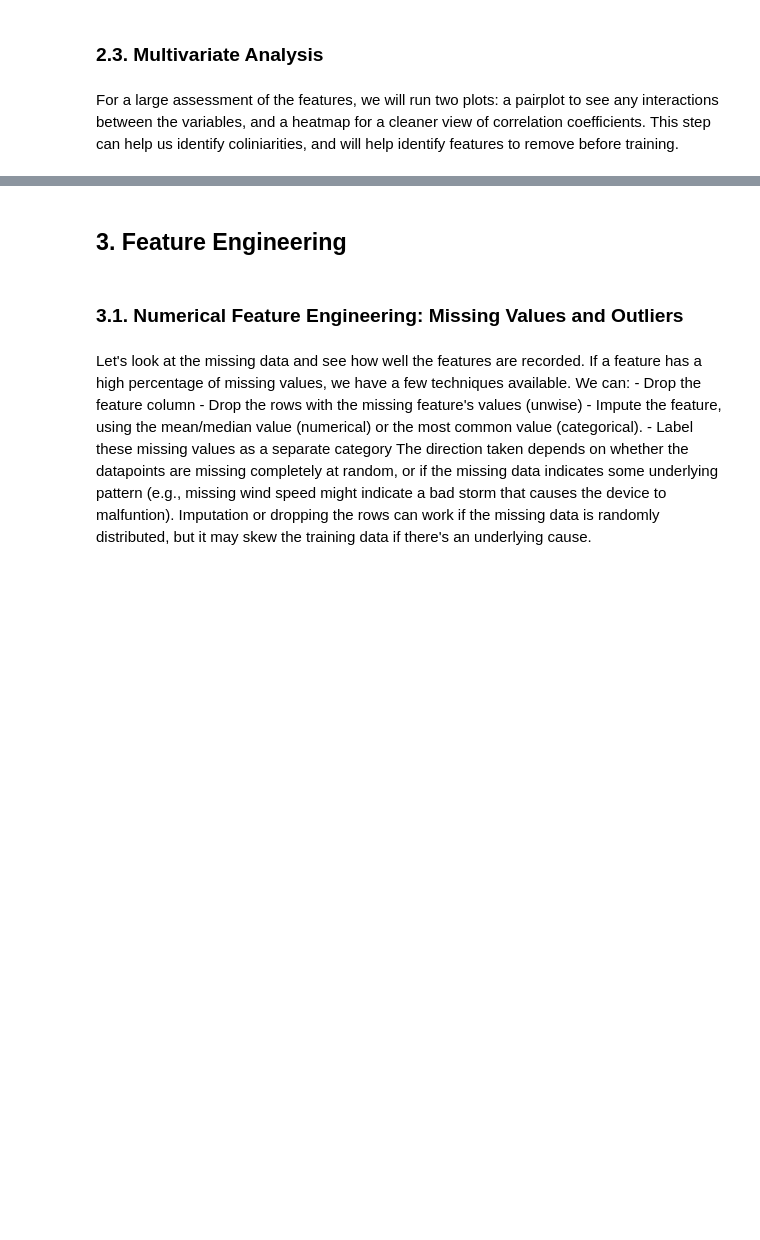
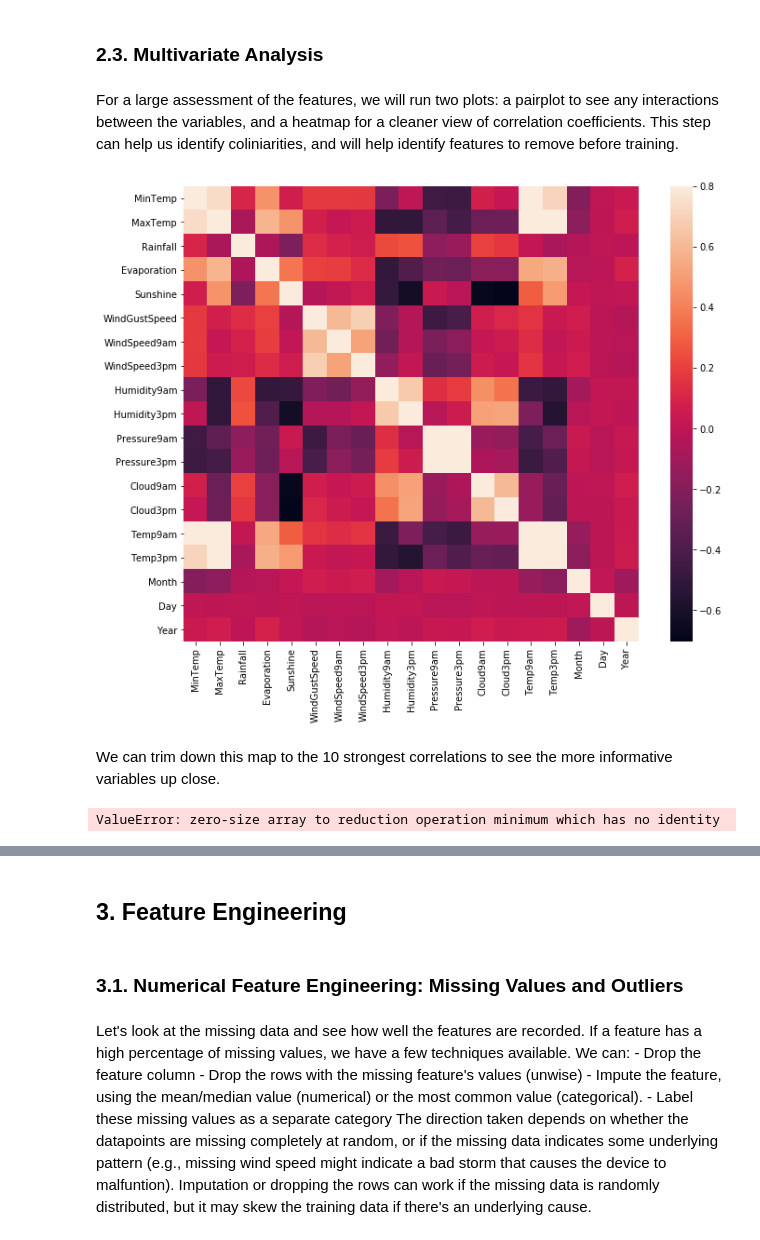
Before and after one commit to dmorrowjones/public_notebooks, a Jupyter notebook: RainStudy/RainStudyEDA.ipynb, the cells around one changed output, grey strips where cells are left out. Drawn from its saved outputs; the diff is of its cells as text; code cells hidden in the pictures; blank space fills up the shorter version.

```diff
--- a/RainStudy/RainStudyEDA.ipynb
+++ b/RainStudy/RainStudyEDA.ipynb
@@ -199,3 +224,21 @@ Bivariate analysis involves examining relationships between the independent vari
 ### 2.3. Multivariate Analysis<a class="anchor" id = "2.3"></a>
 # %% [markdown]
 For a large assessment of the features, we will run two plots: a pairplot to see any interactions between the variables, and a heatmap for a cleaner view of correlation coefficients. This step can help us identify coliniarities, and will help identify features to remove before training.
+# %%
+#correlation matrix
+corrmat = df_train.corr()
+f, ax = plt.subplots(figsize=(12, 9))
+sns.heatmap(corrmat, vmax=.8, square=True);
+# %% [output]
+[figure, added]
+# %% [markdown]
+We can trim down this map to the 10 strongest correlations to see the more informative variables up close.
+# %%
+k = 10 #number of variables for heatmap
+cols = corrmat.nlargest(k, 'Rainfall')['Rainfall'].index
+cm = np.corrcoef(df_train[cols].values.T)
+sns.set(font_scale=1.25)
+hm = sns.heatmap(cm, cbar=True, annot=True, square=True, fmt='.2f', annot_kws={'size': 10}, yticklabels=cols.values, xticklabels=cols.values)
+plt.show()
+# %% [output]
+ValueError: zero-size array to reduction operation minimum which has no identity
```
Also changed, not shown: parts of 18 cells of this notebook.
